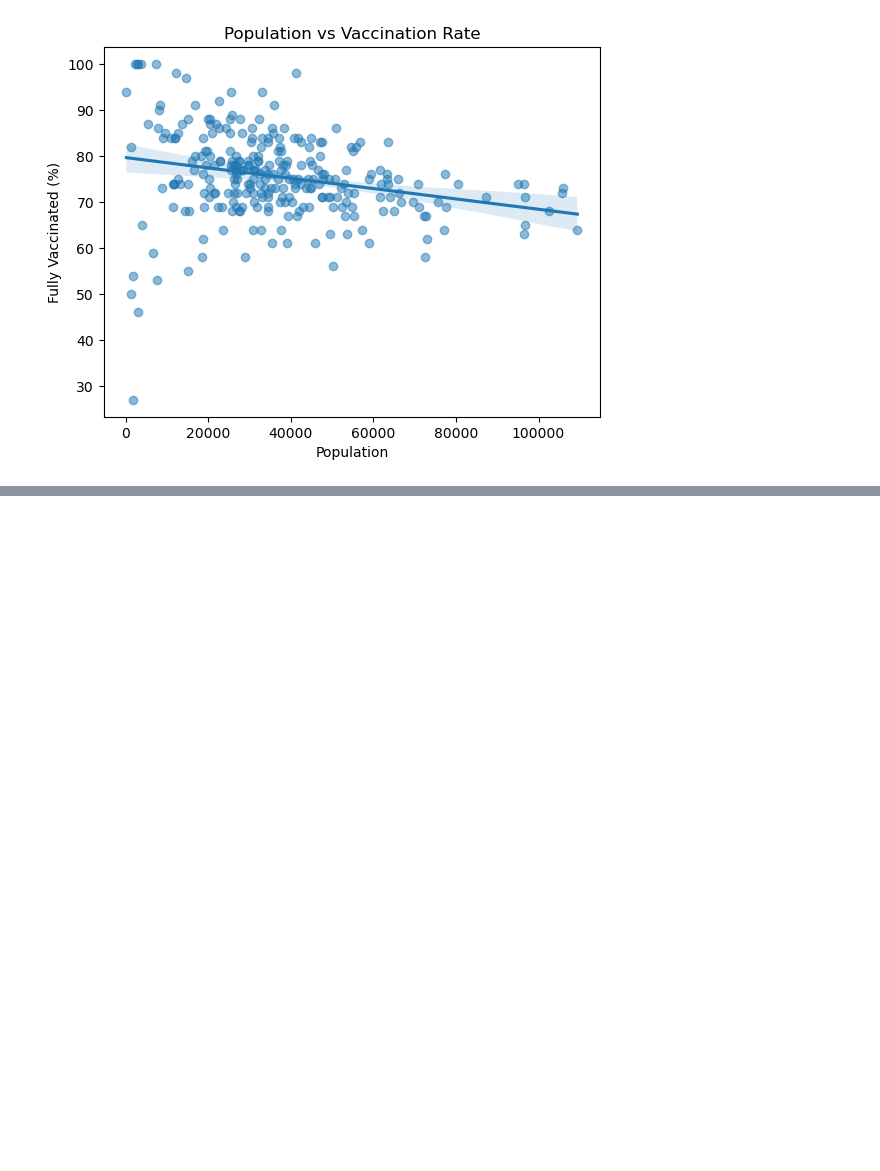
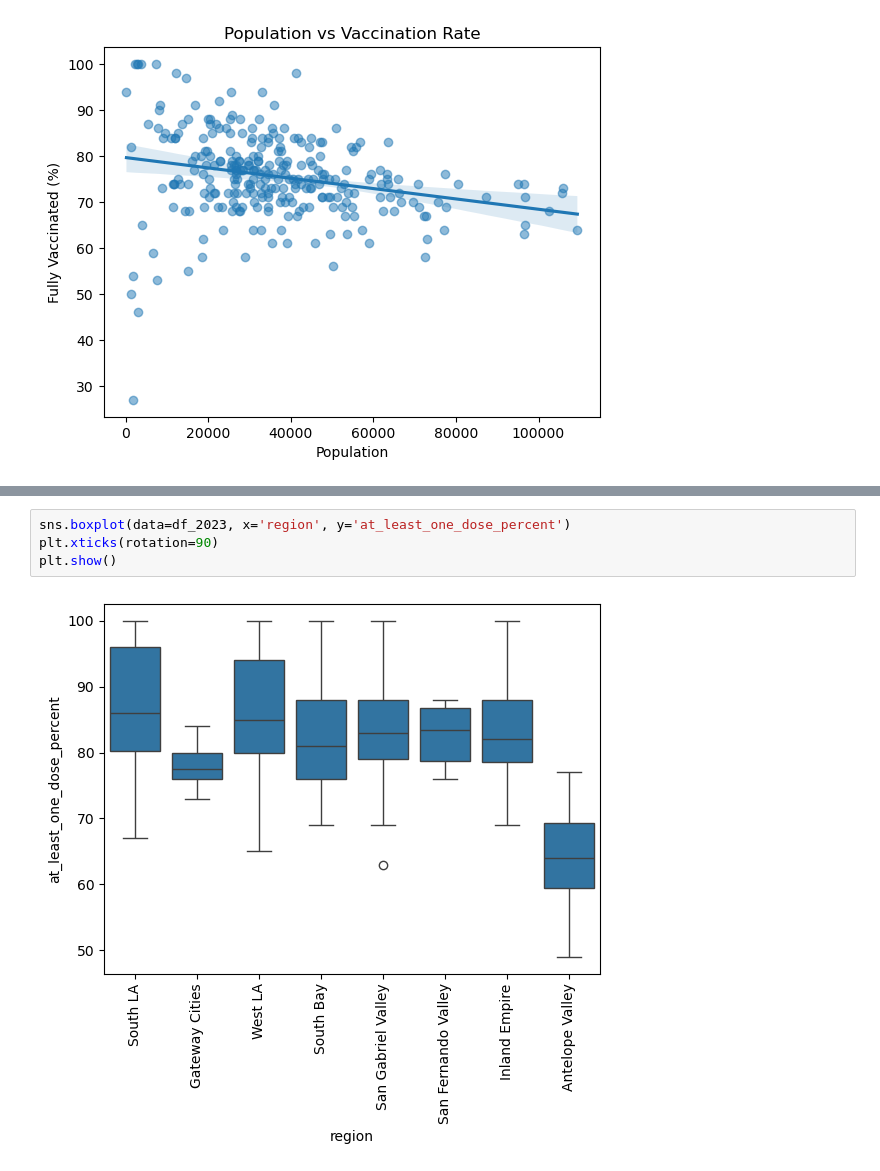
Before and after one commit to s-tran006/MGT-151R---Business-Analytics, a Jupyter notebook: MGT 151R (2).ipynb, the cells around one changed output, grey strips where cells are left out. Drawn from its saved outputs; the diff is of its cells as text; blank space fills up the shorter version.

```diff
--- a/MGT 151R (2).ipynb
+++ b/MGT 151R (2).ipynb
@@ -623,0 +858,6 @@ plt.show()
+# %%
+sns.boxplot(data=df_2023, x='region', y='at_least_one_dose_percent')
+plt.xticks(rotation=90)
+plt.show()
+# %% [output]
+[figure, added]
```
Also changed, not shown: parts of 18 cells of this notebook.
